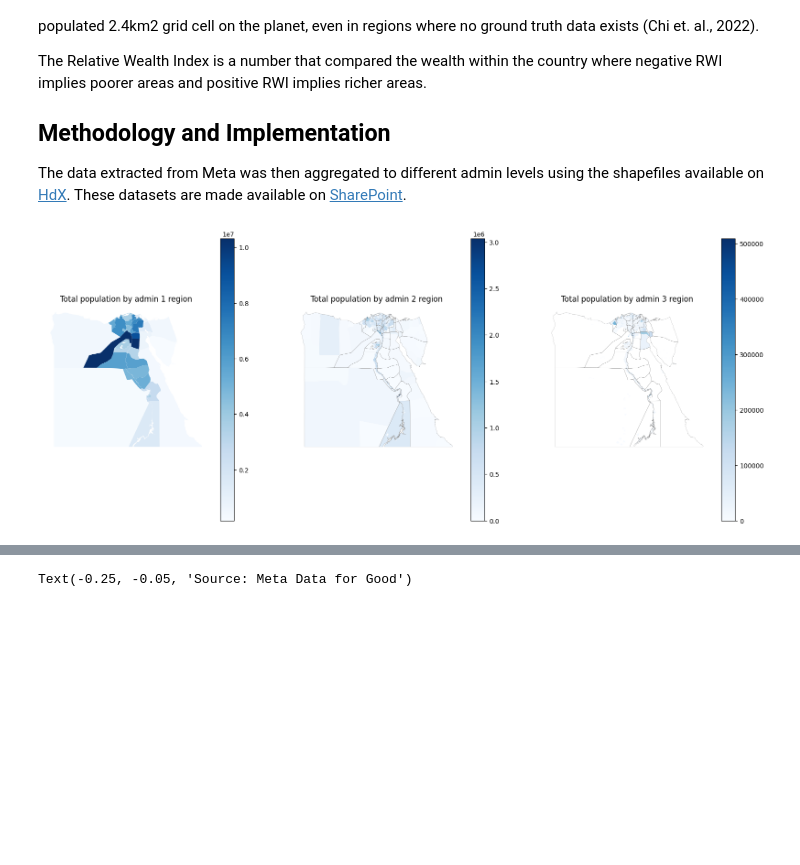
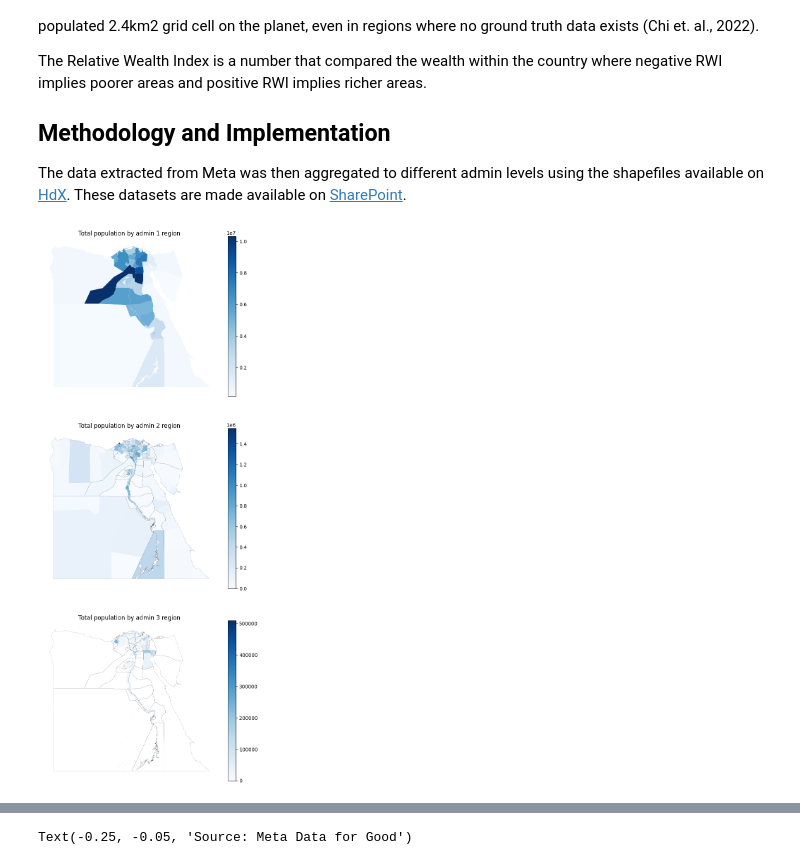
Before and after one commit to datapartnership/egypt-economic-monitor, a Jupyter notebook: notebooks/social-inequality/relative-wealth.ipynb, the cells around one changed output, grey strips where cells are left out. Cells and saved outputs as stored; diff of their text form; code cells hidden in the pictures; blank space fills up the shorter version.

```diff
--- a/notebooks/social-inequality/relative-wealth.ipynb
+++ b/notebooks/social-inequality/relative-wealth.ipynb
@@ -51,43 +51,48 @@ hrsl = pd.read_csv('../../data/population/egy_general_2020_csv/egy_general_2020.
 geometry = [Point(xy) for xy in zip(hrsl.longitude, hrsl.latitude)]
 gdf = gpd.GeoDataFrame(hrsl, crs="EPSG:4326", geometry=geometry)
 # %%
-hrsl_egypt1 = egypt_adm1.sjoin(gdf)
-hrsl_egypt2 = egypt_adm2.sjoin(gdf)
+# hrsl_egypt1 = egypt_adm1.sjoin(gdf)
+# hrsl_egypt2 = egypt_adm2.sjoin(gdf)
 hrsl_egypt3 = egypt_adm3.sjoin(gdf)
 # %%
 # hrsl_egypt1 = hrsl_egypt1.groupby(['ADM1_EN']).sum().reset_index()
-# hrsl_egypt2 = hrsl_egypt2.groupby(['ADM1_EN', 'ADM2_EN']).sum().reset_index()
-hrsl_egypt3 = hrsl_egypt3.groupby(['ADM1_EN', 'ADM2_EN', 'ADM3_PCODE']).sum().reset_index()
+# hrsl_egypt2 = hrsl_egypt2.groupby(['ADM1_EN', 'ADM2_EN', 'ADM2_PCODE']).sum().reset_index()
+hrsl_egypt3 = hrsl_egypt3.groupby(['ADM1_EN', 'ADM2_EN', 'ADM3_PCODE', 'ADM2_PCODE']).sum().reset_index()
 # %%
-# hrsl_egypt1 = egypt_adm1[['ADM1_EN', 'geometry']].merge(hrsl_egypt1[['ADM1_EN', 'egy_general_2020']], on = ['ADM1_EN'])
-# hrsl_egypt2 = egypt_adm2[['ADM1_EN', 'ADM2_EN', 'geometry']].merge(hrsl_egypt2[['ADM1_EN','ADM2_EN', 'egy_general_2020']], on = ['ADM1_EN', 'ADM2_EN'])
-hrsl_egypt3 = egypt_adm3[['ADM1_EN', 'ADM2_EN', 'ADM3_PCODE','geometry']].merge(hrsl_egypt3[['ADM1_EN','ADM2_EN','ADM3_PCODE', 'egy_general_2020']], on = ['ADM1_EN', 'ADM2_EN', 'ADM3_PCODE'])
+hrsl_egypt1 = egypt_adm1[['ADM1_EN', 'geometry']].merge(hrsl_egypt1[['ADM1_EN', 'egy_general_2020']], on = ['ADM1_EN'])
+hrsl_egypt2 = egypt_adm2[['ADM1_EN', 'ADM2_EN', 'ADM2_PCODE'	,'geometry']].merge(hrsl_egypt2[['ADM1_EN','ADM2_EN', 'ADM2_PCODE'	,'egy_general_2020']], on = ['ADM1_EN', 'ADM2_EN', 'ADM2_PCODE'])
+hrsl_egypt3 = egypt_adm3[['ADM1_EN', 'ADM2_EN', 'ADM3_PCODE','ADM2_PCODE','geometry']].merge(hrsl_egypt3[['ADM1_EN','ADM2_EN','ADM3_PCODE', 'ADM2_PCODE','egy_general_2020']], on = ['ADM1_EN', 'ADM2_EN','ADM2_PCODE', 'ADM3_PCODE'])
 # %%
 import matplotlib.pyplot as plt
 
-fig, ax = plt.subplots(1,3, figsize=(20,8))
+fig, ax = plt.subplots(3,1, figsize=(8,20))
 ax[0].axis('off')
 hrsl_egypt1.plot(column='egy_general_2020', cmap='Blues', legend = True, ax=ax[0])
 ax[0].set_title('Total population by admin 1 region', fontsize=12, ha='center')
 
 leg = ax[0].get_legend()
 if leg:
     leg.set_bbox_to_anchor((1, 0.5))
     leg.get_frame().set_linewidth(0.0)
     for text in leg.get_texts():
         text.set_fontsize(6)
 
 ax[1].axis('off')
 hrsl_egypt2.plot(column='egy_general_2020', cmap='Blues', legend = True, ax=ax[1])
 ax[1].set_title('Total population by admin 2 region', fontsize=12, ha='center')
 egypt_adm1.boundary.plot(ax=ax[1], color = 'gray', linewidth = 0.2)
 
+# for i, cond in enumerate(hrsl_egypt2['max']):
+#     if cond:
+#         circle = patches.Circle((x[i], y[i]), radius=1, edgecolor='red', facecolor='none')
+#         plt.gca().add_patch(circle)
+
 ax[2].axis('off')
 hrsl_egypt3.plot(column='egy_general_2020', cmap='Blues', legend = True, ax=ax[2])
 ax[2].set_title('Total population by admin 3 region', fontsize=12, ha='center')
 egypt_adm1.boundary.plot(ax=ax[2], color = 'gray', linewidth = 0.2)
 
 subtitle_text = "Source: Population estimates from Meta's HRSL aggregated to admin regions from HdX"
 #ax[0].text(-0.25, -0.05, subtitle_text, transform=ax.transAxes, fontsize=10, ha='left')
 # %% [output]
-[figure, old version]
+[figure, new version]
```
Also changed, not shown: parts of 10 cells of this notebook, 4 other files.
